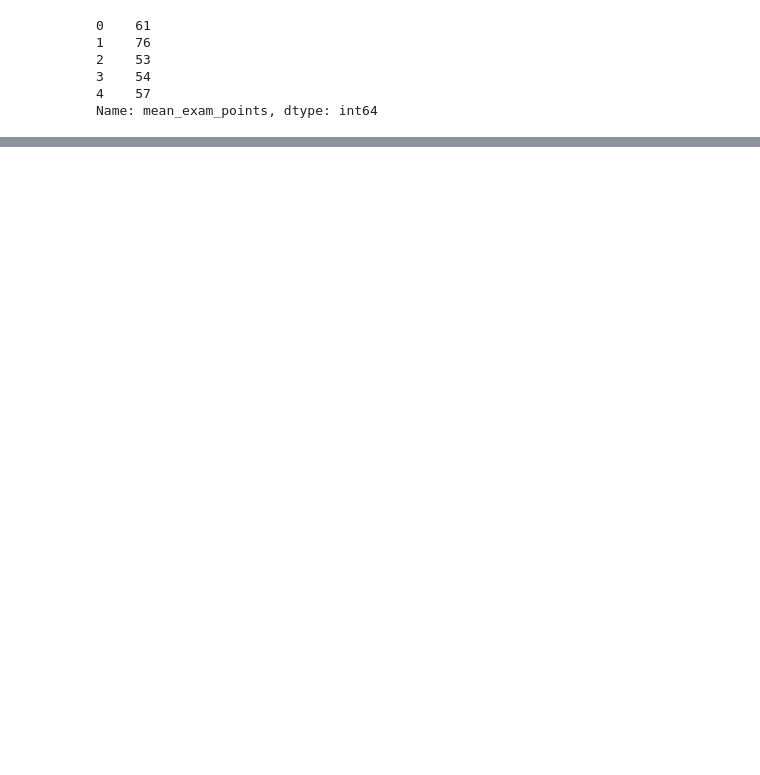
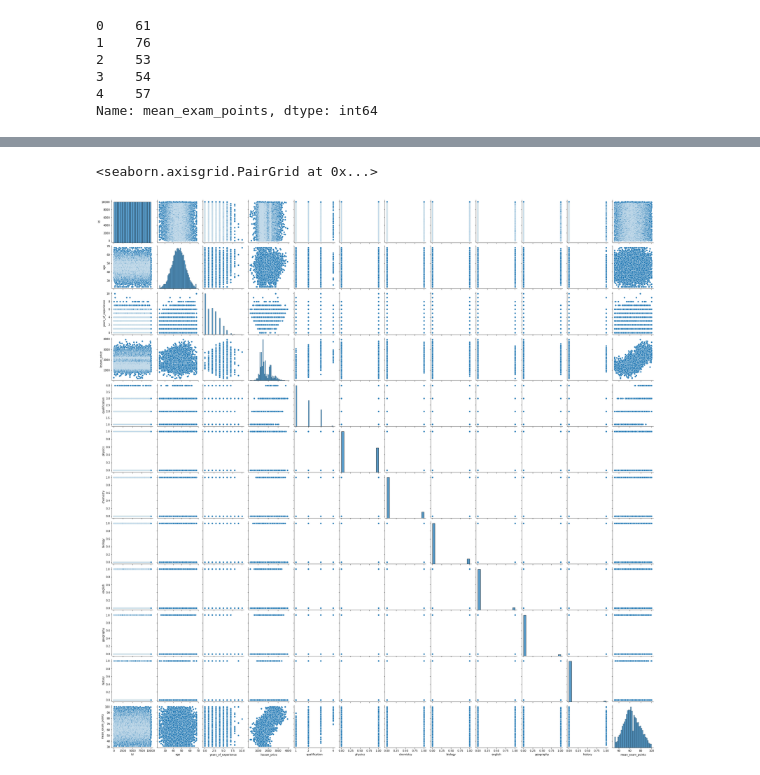
Before and after one commit to Alikhan0707/Data-analysis-algorithms, a Jupyter notebook: course_project.ipynb, the cells around one changed output, grey strips where cells are left out. Cells and saved outputs as stored; diff of their text form; code cells hidden in the pictures; blank space fills up the shorter version.

```diff
--- a/course_project.ipynb
+++ b/course_project.ipynb
@@ -139,0 +98,5 @@ X.loc[:, 'qualification'] = norm(qualification)
+# %%
+sns.pairplot(df_train)
+# %% [output]
+<seaborn.axisgrid.PairGrid at 0x...>
+[figure, added]
```
Also changed, not shown: parts of 37 cells of this notebook, 1 other file.
